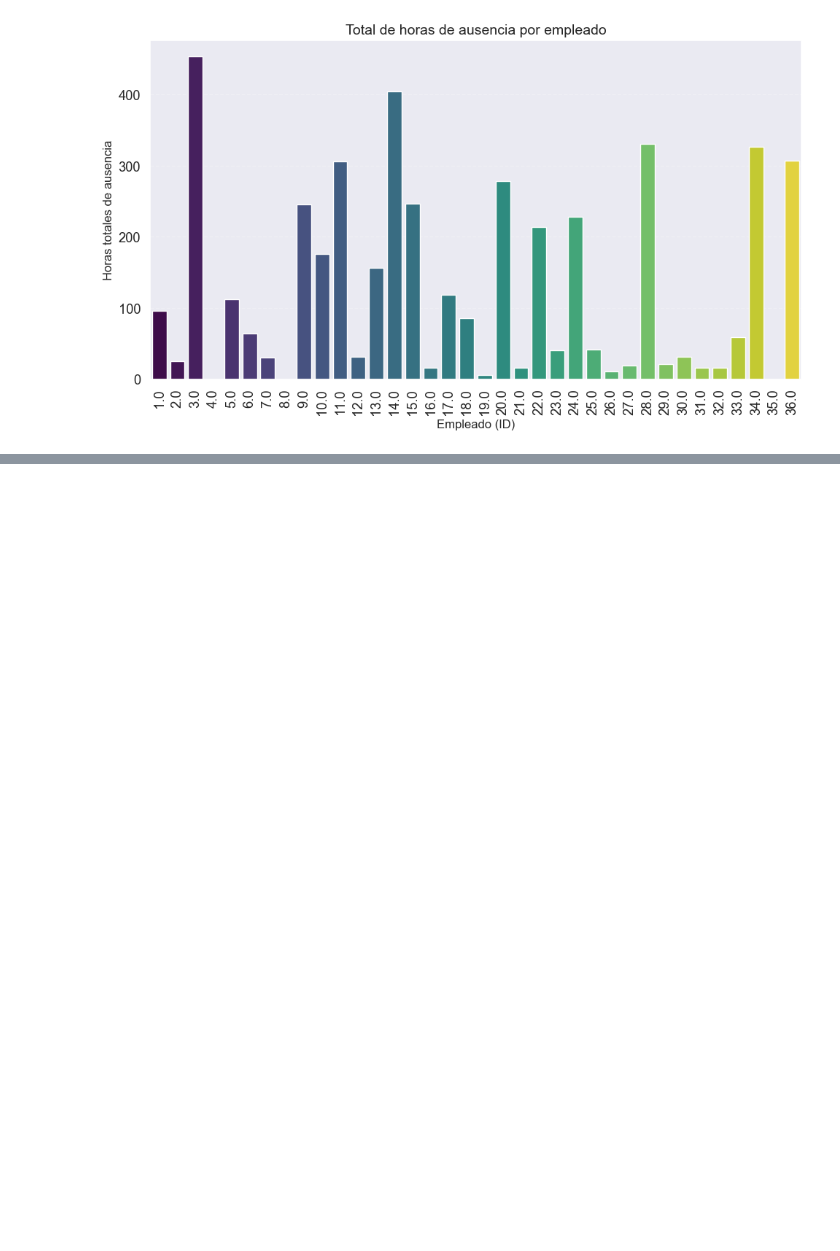
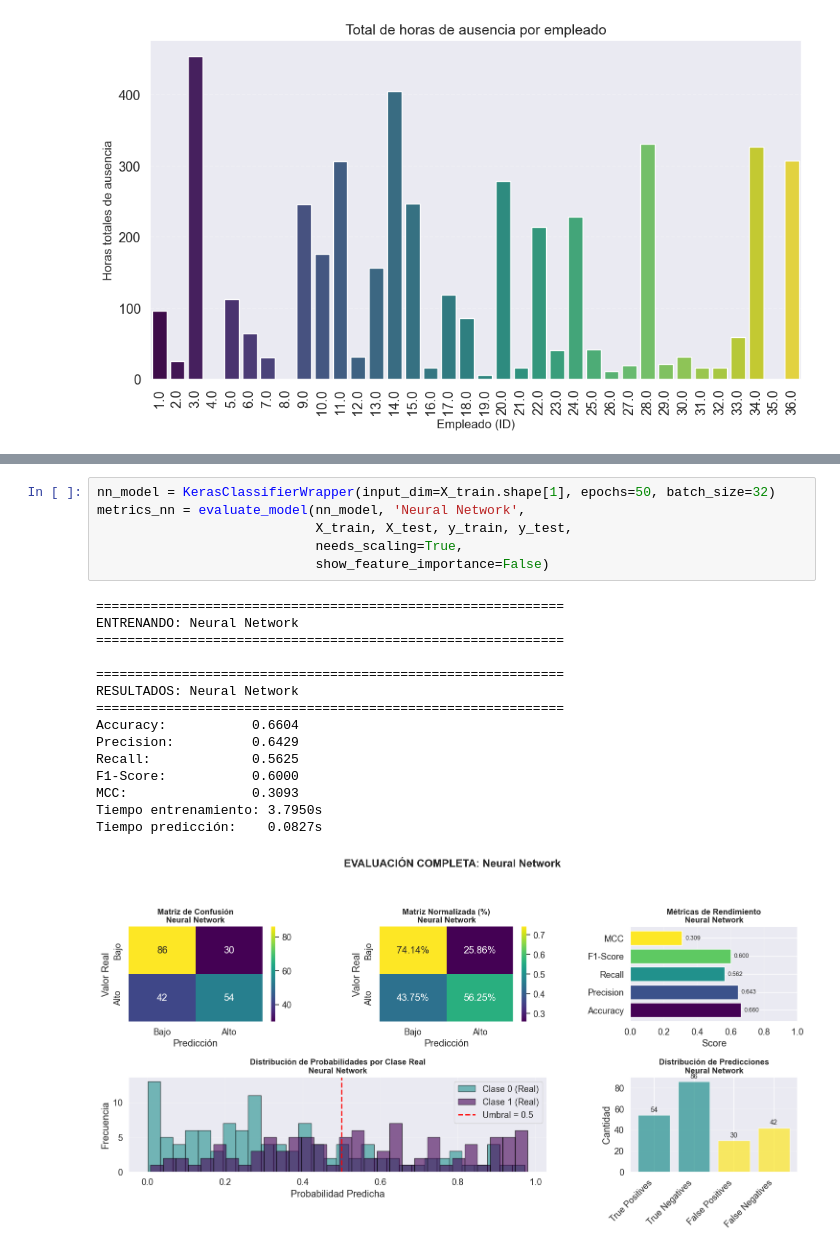
Before and after one commit to SDeGiuda/ProyectoDatos, a Jupyter notebook: ObligatorioDAtos.ipynb, the cells around one changed output, grey strips where cells are left out. Saved outputs shown, nothing was run; the diff lists cells and outputs as text; blank space fills up the shorter version.

```diff
--- a/ObligatorioDAtos.ipynb
+++ b/ObligatorioDAtos.ipynb
@@ -655,0 +1031,22 @@ plt.show()
+# %%
+nn_model = KerasClassifierWrapper(input_dim=X_train.shape[1], epochs=50, batch_size=32)
+metrics_nn = evaluate_model(nn_model, 'Neural Network',
+                            X_train, X_test, y_train, y_test,
+                            needs_scaling=True,
+                            show_feature_importance=False)
+# %% [output]
+============================================================
+ENTRENANDO: Neural Network
+============================================================
+
+============================================================
+RESULTADOS: Neural Network
+============================================================
+Accuracy:           0.6604
+Precision:          0.6429
+Recall:             0.5625
+F1-Score:           0.6000
+MCC:                0.3093
+Tiempo entrenamiento: 3.7950s
+Tiempo predicción:    0.0827s
+[figure, added]
```
Also changed, not shown: parts of 16 cells of this notebook.
